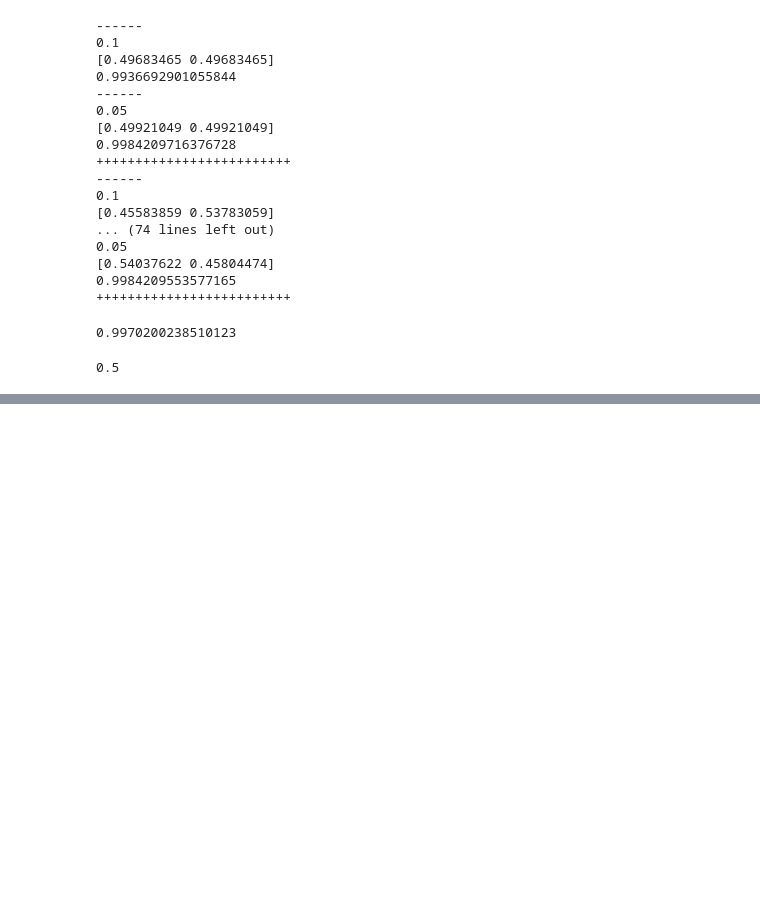
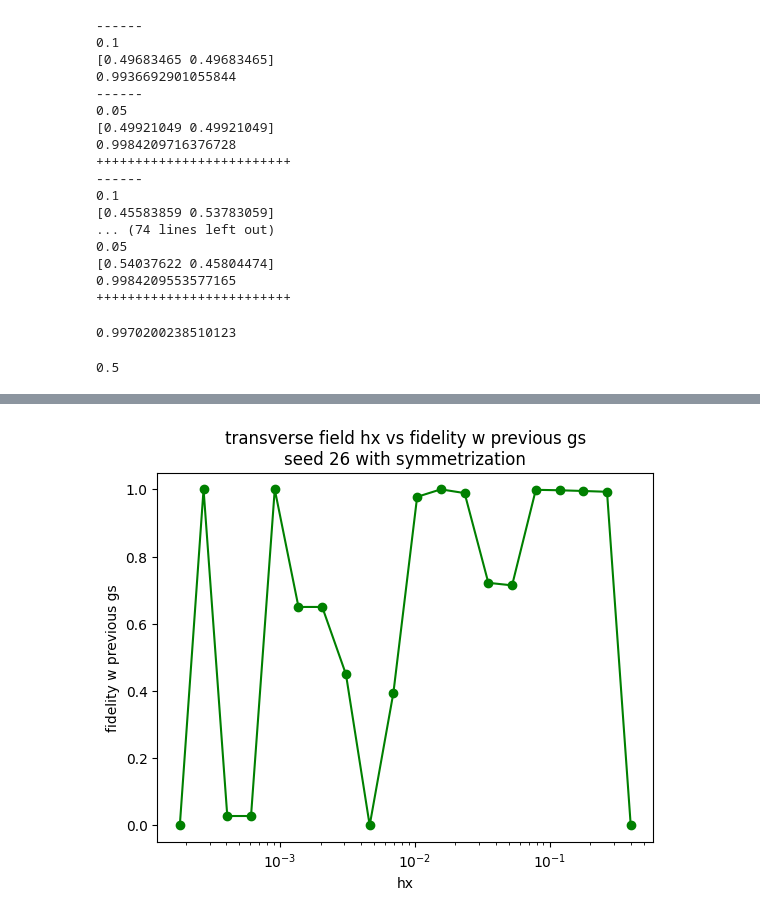
Before and after one commit to adlantz/FairSampling, a Jupyter notebook: playground.ipynb, the cells around one changed output, grey strips where cells are left out. Saved outputs shown, nothing was run; the diff lists cells and outputs as text; code cells hidden in the pictures; blank space fills up the shorter version.

```diff
--- a/playground.ipynb
+++ b/playground.ipynb
@@ -631,0 +748,13 @@ print(np.sum(old_psi0[classical_gs]**2))
+# %%
+import matplotlib.pyplot as plt
+
+plt.plot(hx, fid_list, marker='o',color='green')
+plt.title(f"transverse field hx vs fidelity w previous gs\nseed {seed} with symmetrization")
+plt.xlabel('hx')
+plt.ylabel('fidelity w previous gs')
+plt.xscale('log')
+
+
+plt.show()
+# %% [output]
+[figure, added]
```
Also changed, not shown: parts of 30 cells of this notebook, 6 other files.
